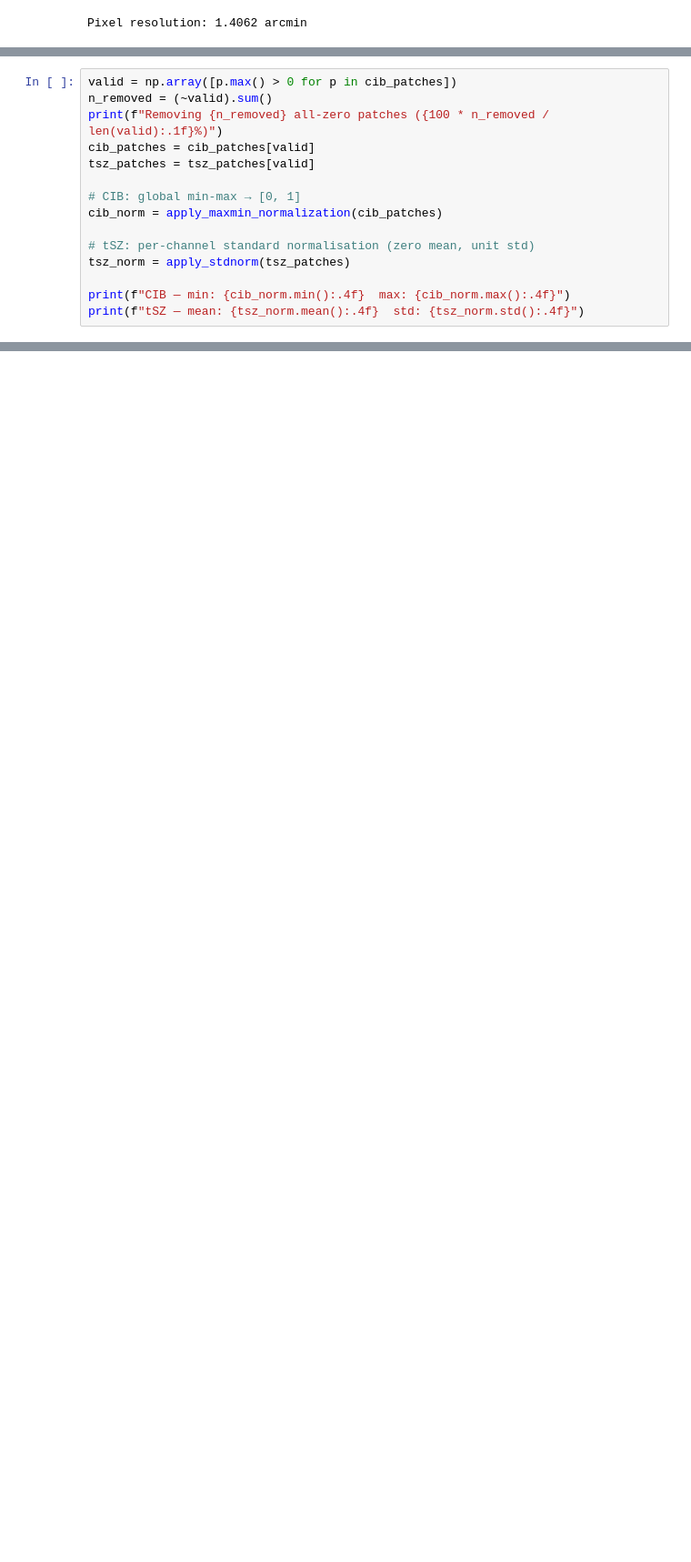
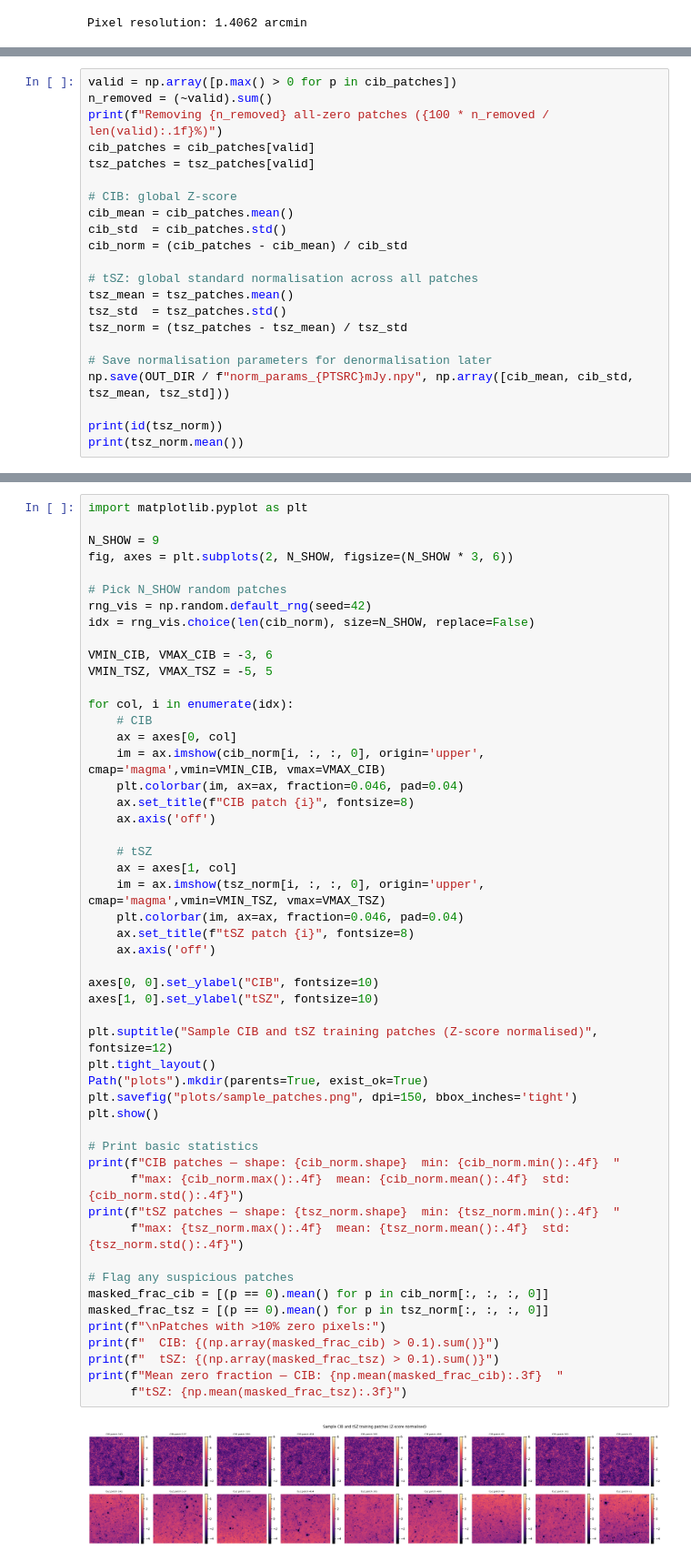
Before and after one commit to AlexBM173/cmb_foregrounds_diffusion, a Jupyter notebook: docs/tutorials/03_patch_extraction.ipynb, the cells around one changed output, grey strips where cells are left out. Shown at 91% size. Cells and saved outputs as stored; diff of their text form; blank space fills up the shorter version.

```diff
--- a/docs/tutorials/03_patch_extraction.ipynb
+++ b/docs/tutorials/03_patch_extraction.ipynb
@@ -138,11 +139,18 @@ print(f"Removing {n_removed} all-zero patches ({100 * n_removed / len(valid):.1f
 cib_patches = cib_patches[valid]
 tsz_patches = tsz_patches[valid]
 
-# CIB: global min-max → [0, 1]
-cib_norm = apply_maxmin_normalization(cib_patches)
+# CIB: global Z-score
+cib_mean = cib_patches.mean()
+cib_std  = cib_patches.std()
+cib_norm = (cib_patches - cib_mean) / cib_std
 
-# tSZ: per-channel standard normalisation (zero mean, unit std)
-tsz_norm = apply_stdnorm(tsz_patches)
+# tSZ: global standard normalisation across all patches
+tsz_mean = tsz_patches.mean()
+tsz_std  = tsz_patches.std()
+tsz_norm = (tsz_patches - tsz_mean) / tsz_std
 
-print(f"CIB — min: {cib_norm.min():.4f}  max: {cib_norm.max():.4f}")
-print(f"tSZ — mean: {tsz_norm.mean():.4f}  std: {tsz_norm.std():.4f}")
+# Save normalisation parameters for denormalisation later
+np.save(OUT_DIR / f"norm_params_{PTSRC}mJy.npy", np.array([cib_mean, cib_std, tsz_mean, tsz_std]))
+
+print(id(tsz_norm))
+print(tsz_norm.mean())
@@ -189,0 +206,53 @@ print("Saved all patch arrays.")
+# %%
+import matplotlib.pyplot as plt
+
+N_SHOW = 9
+fig, axes = plt.subplots(2, N_SHOW, figsize=(N_SHOW * 3, 6))
+
+# Pick N_SHOW random patches
+rng_vis = np.random.default_rng(seed=42)
+idx = rng_vis.choice(len(cib_norm), size=N_SHOW, replace=False)
+
+VMIN_CIB, VMAX_CIB = -3, 6
+VMIN_TSZ, VMAX_TSZ = -5, 5
+
+for col, i in enumerate(idx):
+    # CIB
+    ax = axes[0, col]
+    im = ax.imshow(cib_norm[i, :, :, 0], origin='upper', cmap='magma',vmin=VMIN_CIB, vmax=VMAX_CIB)
+    plt.colorbar(im, ax=ax, fraction=0.046, pad=0.04)
+    ax.set_title(f"CIB patch {i}", fontsize=8)
+    ax.axis('off')
+
+    # tSZ
+    ax = axes[1, col]
+    im = ax.imshow(tsz_norm[i, :, :, 0], origin='upper', cmap='magma',vmin=VMIN_TSZ, vmax=VMAX_TSZ)
+    plt.colorbar(im, ax=ax, fraction=0.046, pad=0.04)
+    ax.set_title(f"tSZ patch {i}", fontsize=8)
+    ax.axis('off')
+
+axes[0, 0].set_ylabel("CIB", fontsize=10)
+axes[1, 0].set_ylabel("tSZ", fontsize=10)
+
+plt.suptitle("Sample CIB and tSZ training patches (Z-score normalised)", fontsize=12)
+plt.tight_layout()
+Path("plots").mkdir(parents=True, exist_ok=True)
+plt.savefig("plots/sample_patches.png", dpi=150, bbox_inches='tight')
+plt.show()
+
+# Print basic statistics
+print(f"CIB patches — shape: {cib_norm.shape}  min: {cib_norm.min():.4f}  "
+      f"max: {cib_norm.max():.4f}  mean: {cib_norm.mean():.4f}  std: {cib_norm.std():.4f}")
+print(f"tSZ patches — shape: {tsz_norm.shape}  min: {tsz_norm.min():.4f}  "
+      f"max: {tsz_norm.max():.4f}  mean: {tsz_norm.mean():.4f}  std: {tsz_norm.std():.4f}")
+
+# Flag any suspicious patches
+masked_frac_cib = [(p == 0).mean() for p in cib_norm[:, :, :, 0]]
+masked_frac_tsz = [(p == 0).mean() for p in tsz_norm[:, :, :, 0]]
+print(f"\nPatches with >10% zero pixels:")
+print(f"  CIB: {(np.array(masked_frac_cib) > 0.1).sum()}")
+print(f"  tSZ: {(np.array(masked_frac_tsz) > 0.1).sum()}")
+print(f"Mean zero fraction — CIB: {np.mean(masked_frac_cib):.3f}  "
+      f"tSZ: {np.mean(masked_frac_tsz):.3f}")
+# %% [output]
+[figure, added]
```
Also changed, not shown: parts of 8 cells of this notebook, 9 other files.
